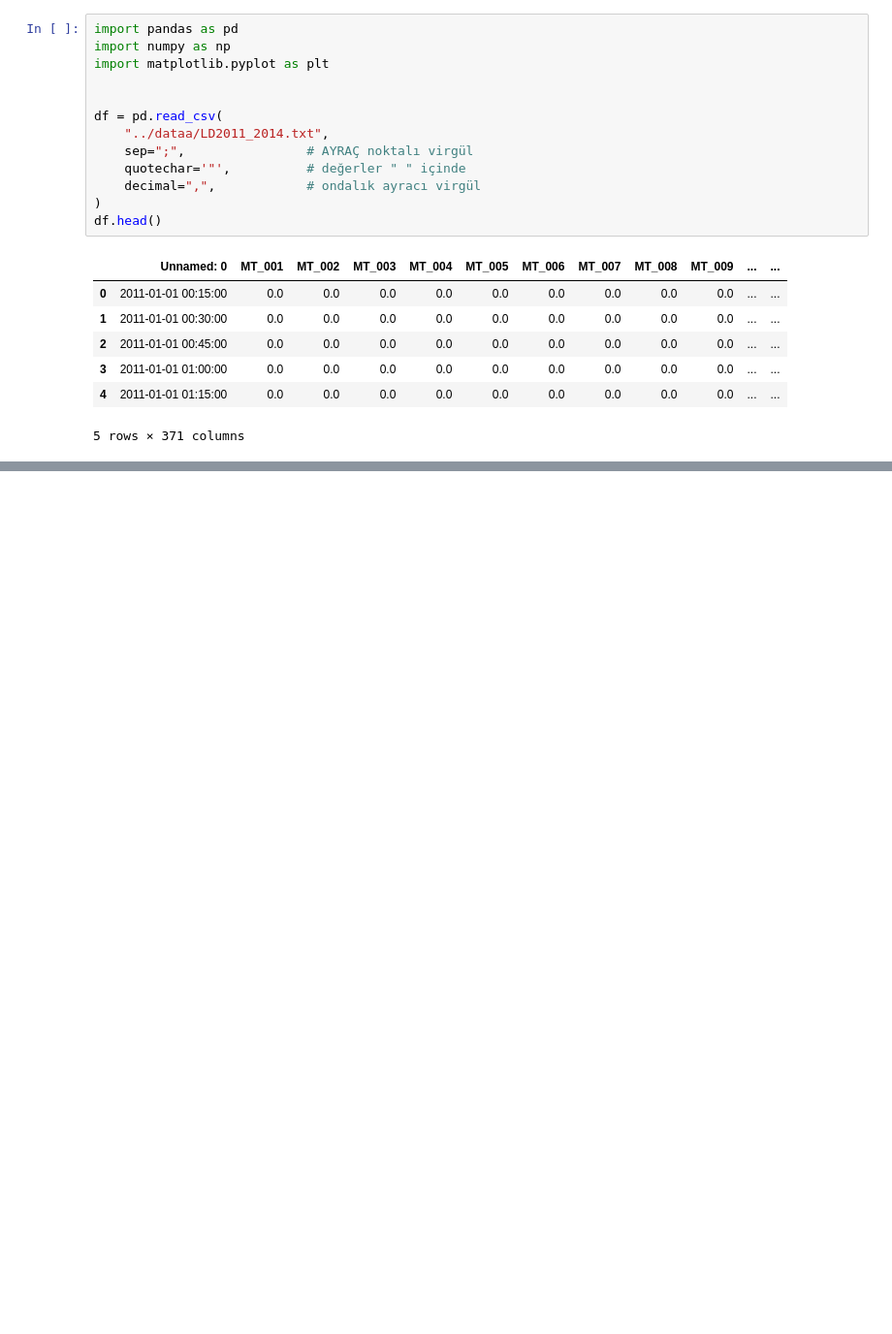
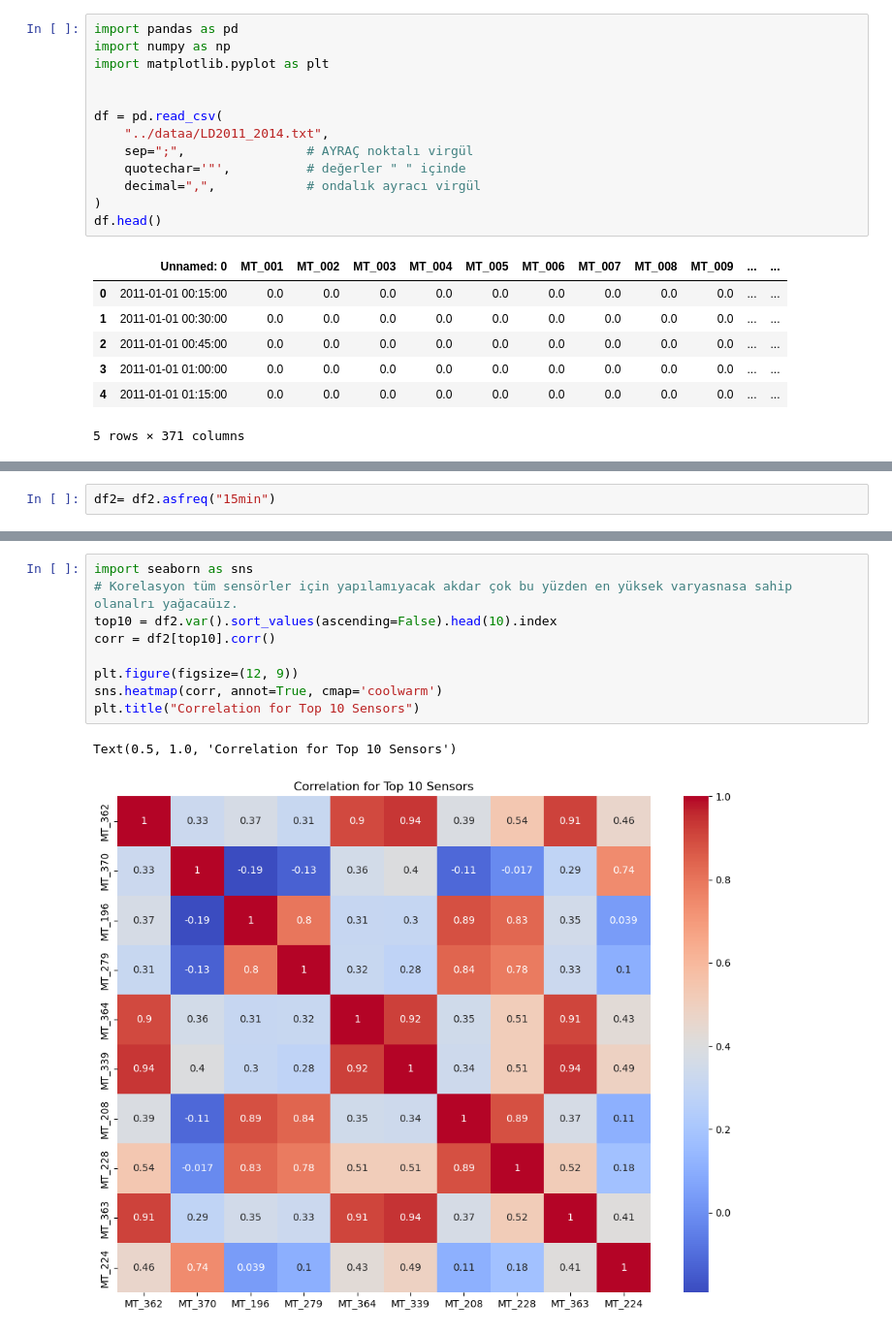
Before and after one commit to mertgenc0/multivariate_energy_consumption_forecasting, a Jupyter notebook: notebooks/EDA.ipynb, the cells around one changed output, grey strips where cells are left out. Shown: that part at 97% size. Saved outputs shown, nothing was run; the diff lists cells and outputs as text; blank space fills up the shorter version.

```diff
--- a/notebooks/EDA.ipynb
+++ b/notebooks/EDA.ipynb
@@ -35,0 +87,2 @@ df.tail()
+# %%
+df2= df2.asfreq("15min")
@@ -35,0 +110,12 @@ df.tail()
+# %%
+import seaborn as sns
+# Korelasyon tüm sensörler için yapılamıyacak akdar çok bu yüzden en yüksek varyasnasa sahip olanalrı yağacaüız.
+top10 = df2.var().sort_values(ascending=False).head(10).index
+corr = df2[top10].corr()
+
+plt.figure(figsize=(12, 9))
+sns.heatmap(corr, annot=True, cmap='coolwarm')
+plt.title("Correlation for Top 10 Sensors")
+# %% [output]
+Text(0.5, 1.0, 'Correlation for Top 10 Sensors')
+[figure, added]
```
Also changed, not shown: parts of 9 cells of this notebook.
